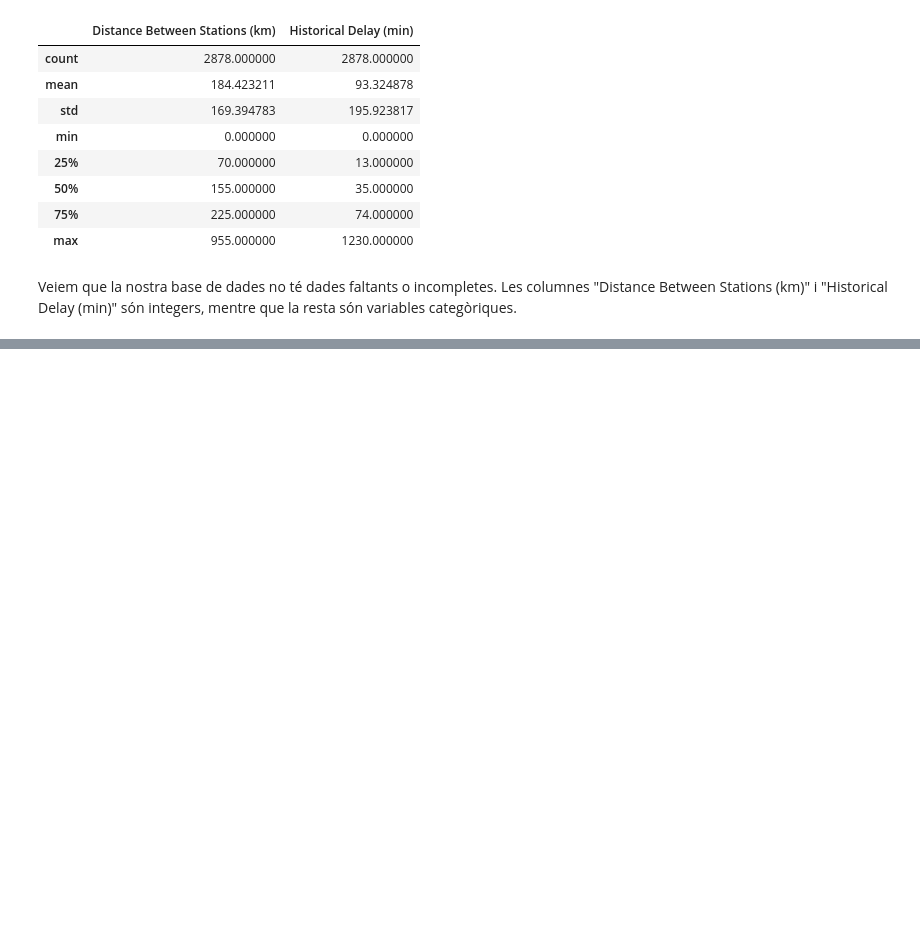
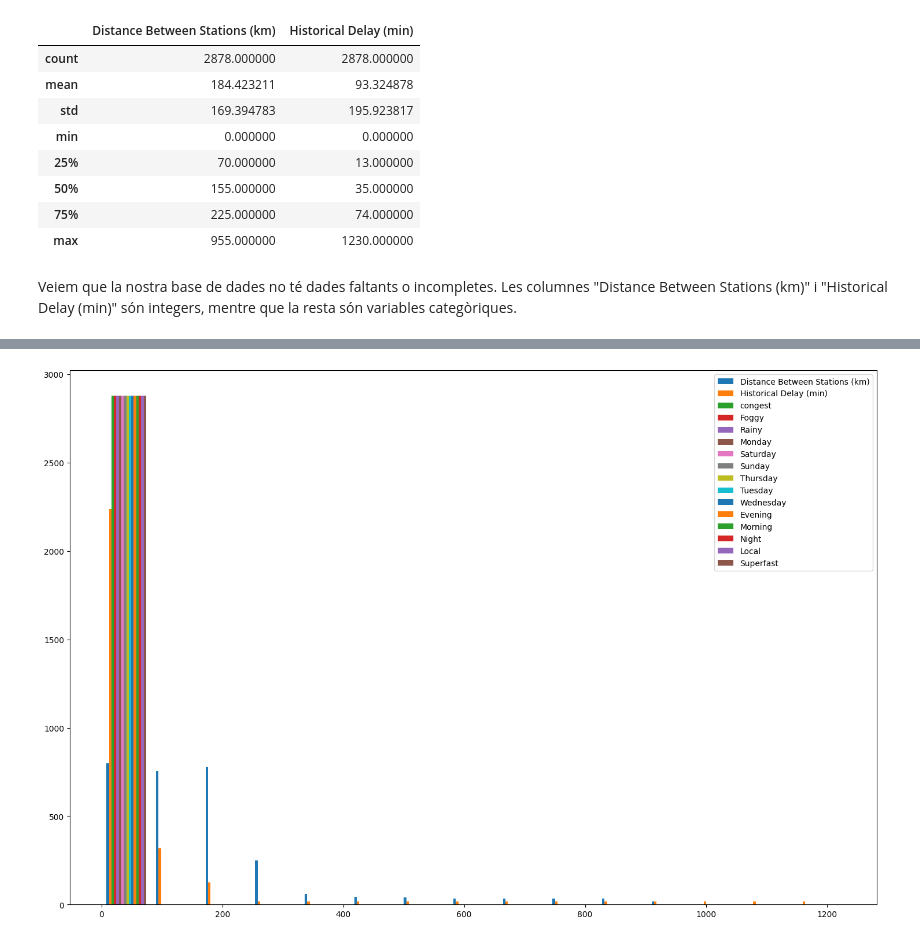
Before and after one commit to cmascarocatala/Kaggle_train_delay, a Jupyter notebook: Train_delay_analisy.ipynb, the cells around one changed output, grey strips where cells are left out. Saved outputs shown, nothing was run; the diff lists cells and outputs as text; code cells hidden in the pictures; blank space fills up the shorter version.

```diff
--- a/Train_delay_analisy.ipynb
+++ b/Train_delay_analisy.ipynb
@@ -70,0 +122,7 @@ Veiem que la nostra base de dades no té dades faltants o incompletes. Les colum
+# %%
+plt.figure(figsize=(18, 12))
+plt.hist([df[c] for c in df.columns][:16], bins=15, label=[c for c in df.columns][:16])
+plt.legend()
+plt.show()
+# %% [output]
+[figure, added]
```
Also changed, not shown: parts of 12 cells of this notebook.
